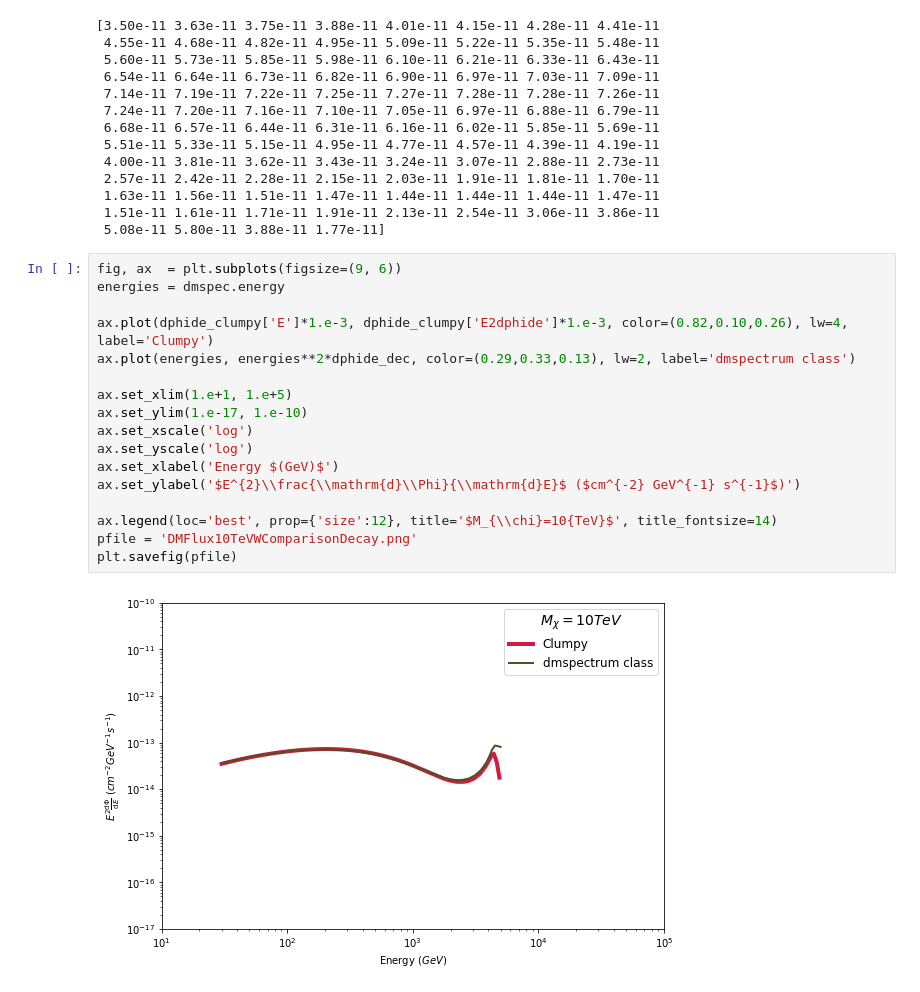
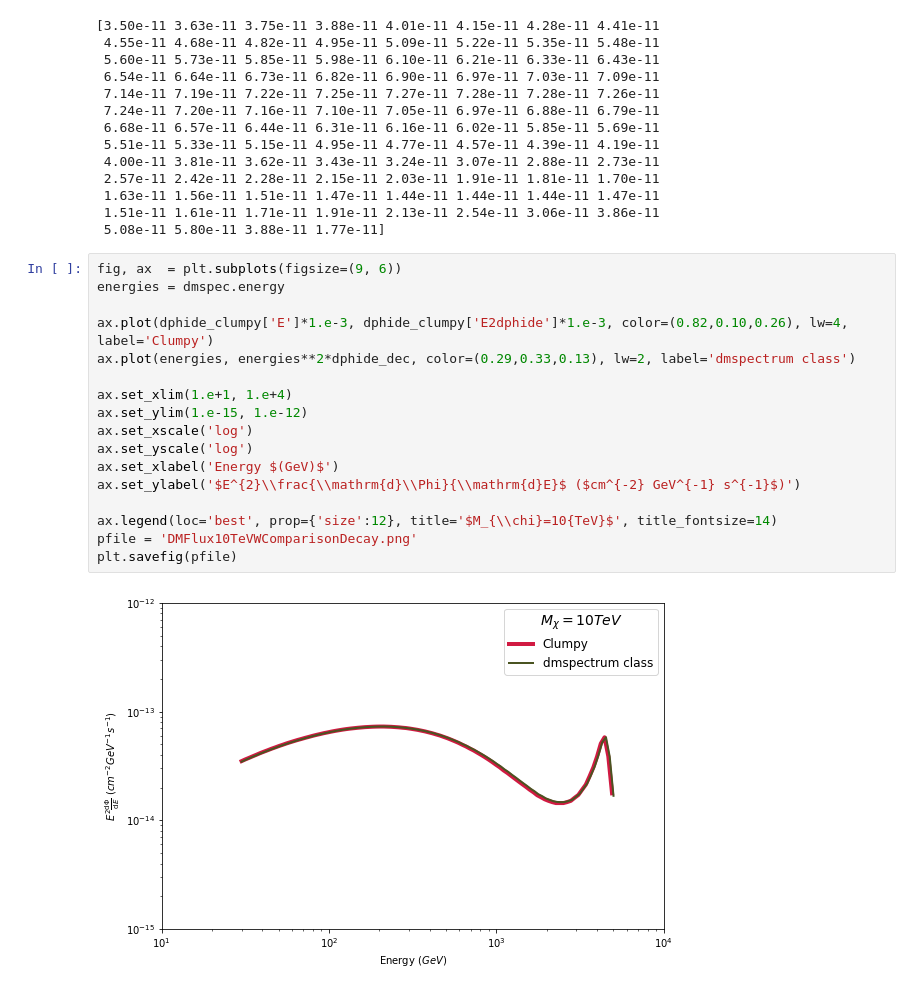
Before and after one commit to sergiohcdna/ctadmtool, a Jupyter notebook: notebooks/dmflux.ipynb, the cells around one changed output. Saved outputs shown, nothing was run; the diff lists cells and outputs as text.

```diff
--- a/notebooks/dmflux.ipynb
+++ b/notebooks/dmflux.ipynb
@@ -106,19 +107,19 @@ print(dphide_clumpy['E2dphide'])
 # %%
 fig, ax  = plt.subplots(figsize=(9, 6))
 energies = dmspec.energy
 
 ax.plot(dphide_clumpy['E']*1.e-3, dphide_clumpy['E2dphide']*1.e-3, color=(0.82,0.10,0.26), lw=4, label='Clumpy')
 ax.plot(energies, energies**2*dphide_dec, color=(0.29,0.33,0.13), lw=2, label='dmspectrum class')
 
-ax.set_xlim(1.e+1, 1.e+5)
-ax.set_ylim(1.e-17, 1.e-10)
+ax.set_xlim(1.e+1, 1.e+4)
+ax.set_ylim(1.e-15, 1.e-12)
 ax.set_xscale('log')
 ax.set_yscale('log')
 ax.set_xlabel('Energy $(GeV)$')
 ax.set_ylabel('$E^{2}\\frac{\\mathrm{d}\\Phi}{\\mathrm{d}E}$ ($cm^{-2} GeV^{-1} s^{-1}$)')
 
 ax.legend(loc='best', prop={'size':12}, title='$M_{\\chi}=10{TeV}$', title_fontsize=14)
 pfile = 'DMFlux10TeVWComparisonDecay.png'
 plt.savefig(pfile)
 # %% [output]
-[figure, old version]
+[figure, new version]
```
Also changed, not shown: parts of 2 cells of this notebook.
